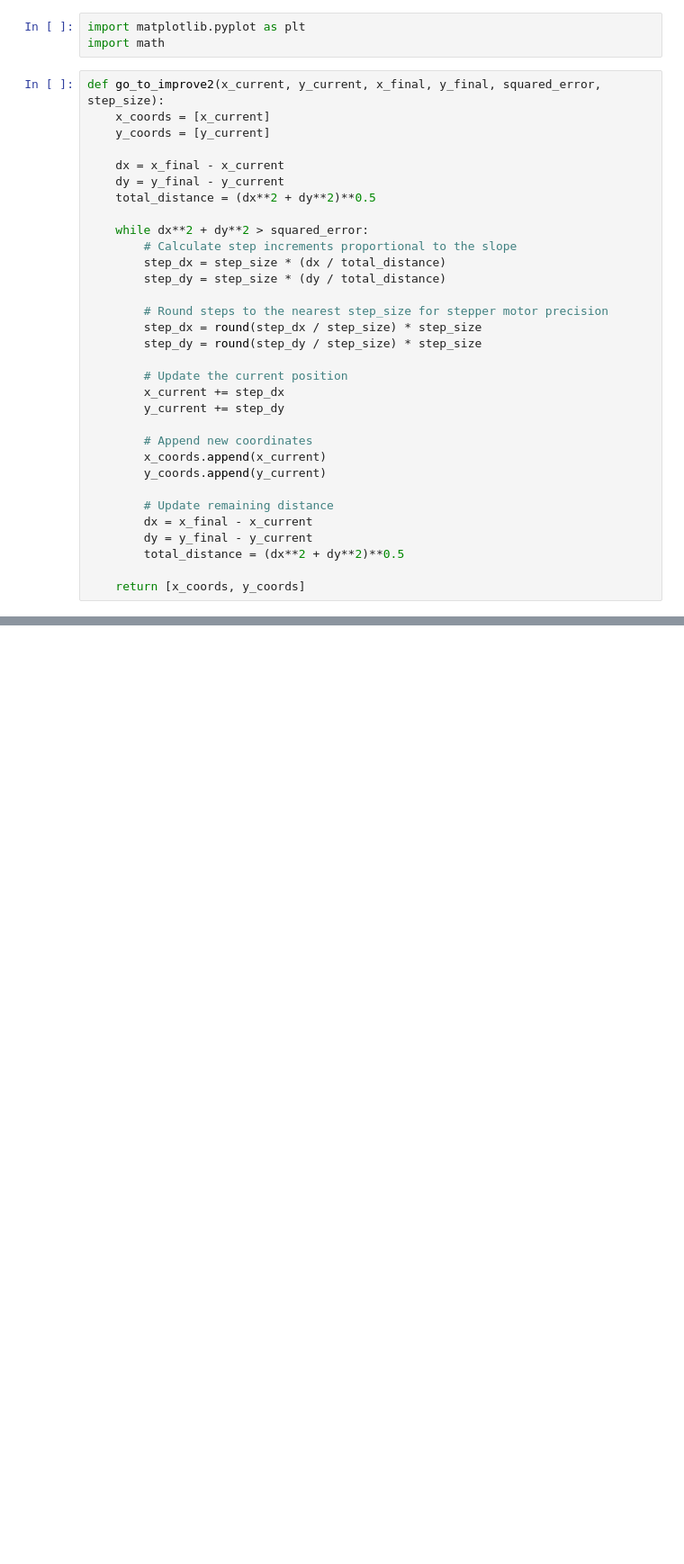
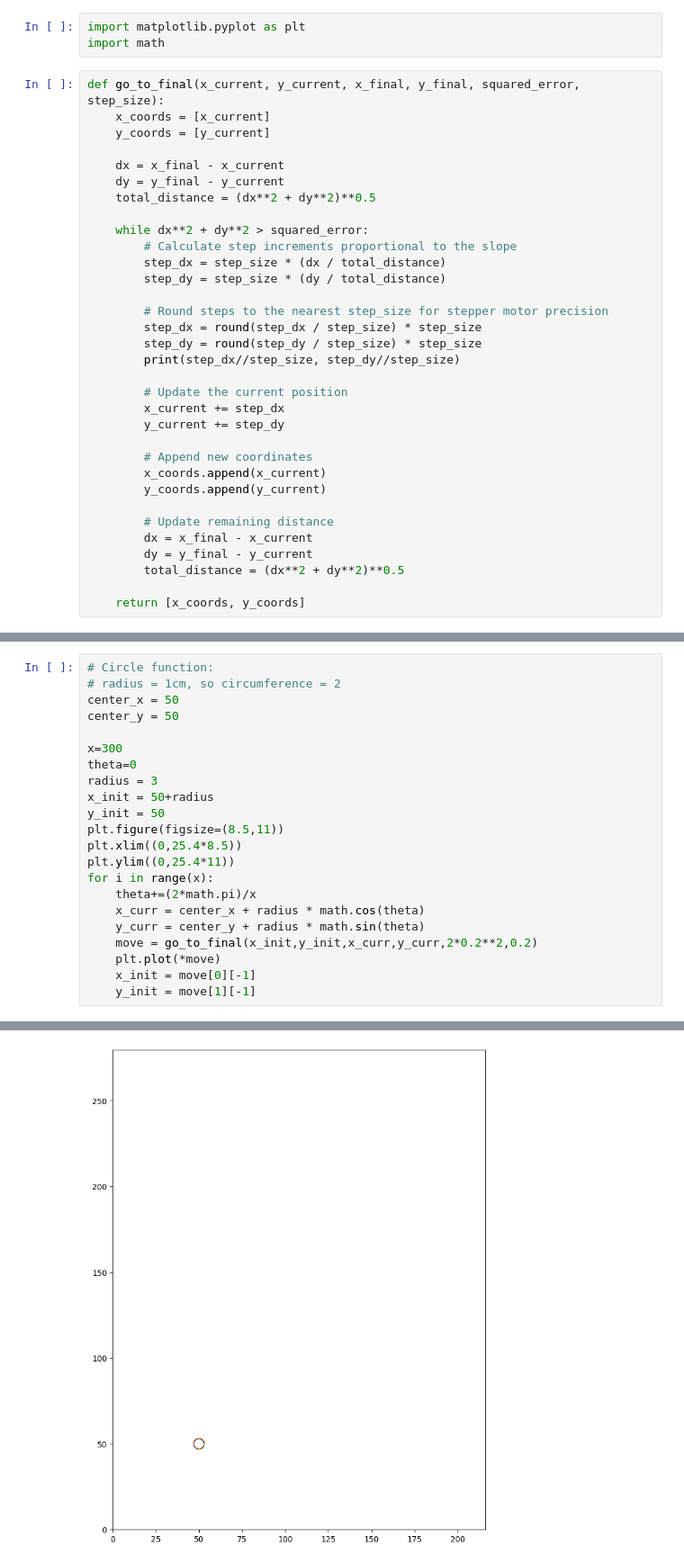
Before and after one commit to srinath-iyer/Drawing-Bot, a Jupyter notebook: examples/movement_sim.ipynb, the cells around one changed output, grey strips where cells are left out. Shown: that part at 90% size. Saved outputs shown, nothing was run; the diff lists cells and outputs as text; blank space fills up the shorter version.

```diff
--- a/examples/movement_sim.ipynb
+++ b/examples/movement_sim.ipynb
@@ -2,7 +4,7 @@
 import matplotlib.pyplot as plt
 import math
 # %%
-def go_to_improve2(x_current, y_current, x_final, y_final, squared_error, step_size):
+def go_to_final(x_current, y_current, x_final, y_final, squared_error, step_size):
     x_coords = [x_current]
     y_coords = [y_current]
 
@@ -18,6 +20,7 @@ def go_to_improve2(x_current, y_current, x_final, y_final, squared_error, step_s
         # Round steps to the nearest step_size for stepper motor precision
         step_dx = round(step_dx / step_size) * step_size
         step_dy = round(step_dy / step_size) * step_size
+        print(step_dx//step_size, step_dy//step_size)
 
         # Update the current position
         x_current += step_dx
@@ -125 +151,24 @@ plt.ylim((0,25.4*11.5))
 [figure]
+# %%
+# Circle function:
+# radius = 1cm, so circumference = 2
+center_x = 50
+center_y = 50
+
+x=300
+theta=0
+radius = 3
+x_init = 50+radius
+y_init = 50
+plt.figure(figsize=(8.5,11))
+plt.xlim((0,25.4*8.5))
+plt.ylim((0,25.4*11))
+for i in range(x):
+    theta+=(2*math.pi)/x
+    x_curr = center_x + radius * math.cos(theta)
+    y_curr = center_y + radius * math.sin(theta)
+    move = go_to_final(x_init,y_init,x_curr,y_curr,2*0.2**2,0.2)
+    plt.plot(*move)
+    x_init = move[0][-1]
+    y_init = move[1][-1]
+# %% [output]
@@ -125,0 +192 @@ plt.ylim((0,25.4*11.5))
+[figure, added]
```
Also changed, not shown: parts of 7 cells of this notebook, 6 other files.
